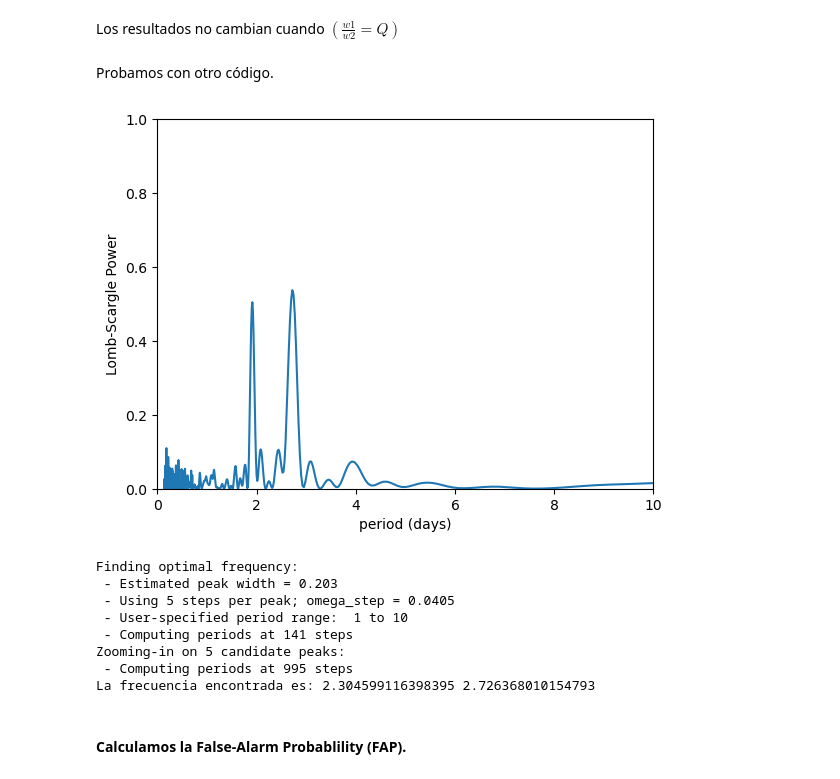
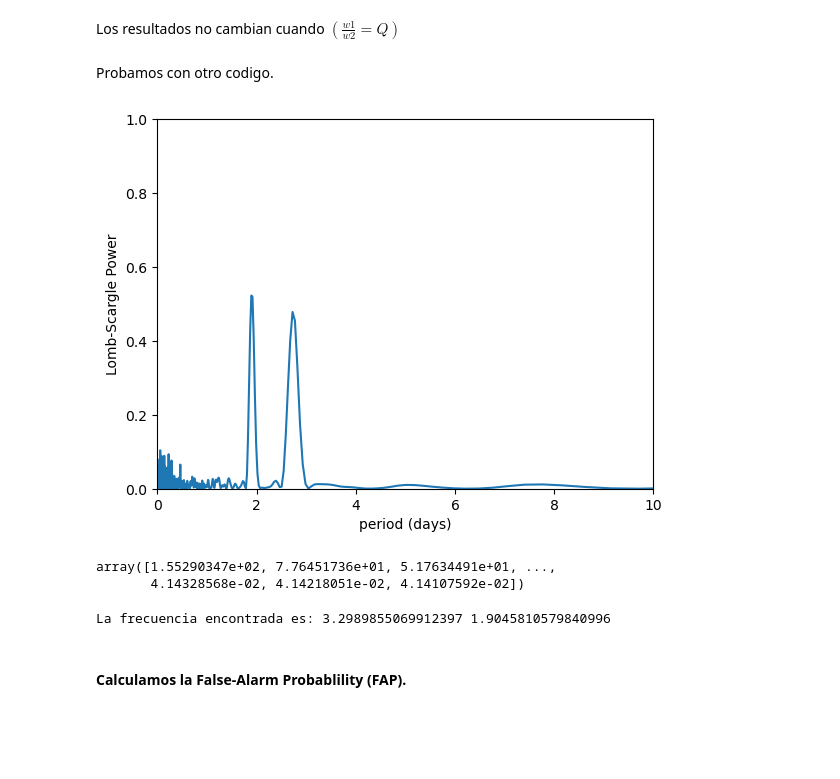
Before and after one commit to tobiheyday/Tesis, a Jupyter notebook: Tesis.ipynb, the cells around one changed output. Cells and saved outputs as stored; diff of their text form; code cells hidden in the pictures; blank space fills up the shorter version.

```diff
--- a/Tesis.ipynb
+++ b/Tesis.ipynb
@@ -60,34 +68,32 @@ plt.show();
 # %% [markdown]
 Los resultados no cambian cuando $(\frac{w1}{w2}= Q)$
 # %% [markdown]
-Probamos con otro código.
+Probamos con otro codigo.
 # %%
 model = LombScargleFast().fit(t, x)
-periods, power = model.periodogram_auto(nyquist_factor)
+periods, power = model.periodogram_auto(nyquist_factor=10)
 
 fig, ax = plt.subplots()
 ax.plot(periods, power)
 ax.set(xlim=(0, 10), ylim=(0, 1.0),
         xlabel='period (days)',
         ylabel='Lomb-Scargle Power');
 # %% [output]
-[figure, old version]
+[figure, new version]
+# %%
+periods
+# %% [output]
+array([1.55290347e+02, 7.76451736e+01, 5.17634491e+01, ...,
+       4.14328568e-02, 4.14218051e-02, 4.14107592e-02])
 # %%
 # seteamos el rango y encontramos el periodo
 
-model.optimizer.period_range=(1,10)
+model.optimizer.period_range=(3,6)
 period = model.best_period
 nu = 2 * np.pi / period
 print('La frecuencia encontrada es:', nu, period)
 # %% [output]
-Finding optimal frequency:
- - Estimated peak width = 0.203
- - Using 5 steps per peak; omega_step = 0.0405
- - User-specified period range:  1 to 10
- - Computing periods at 141 steps
-Zooming-in on 5 candidate peaks:
- - Computing periods at 995 steps
-La frecuencia encontrada es: 2.304599116398395 2.726368010154793
+La frecuencia encontrada es: 3.2989855069912397 1.9045810579840996
 # %% [markdown]
 #### Calculamos la False-Alarm Probablility (FAP).
 # %% [markdown]
```
Also changed, not shown: parts of 25 cells of this notebook, 2 other files.
